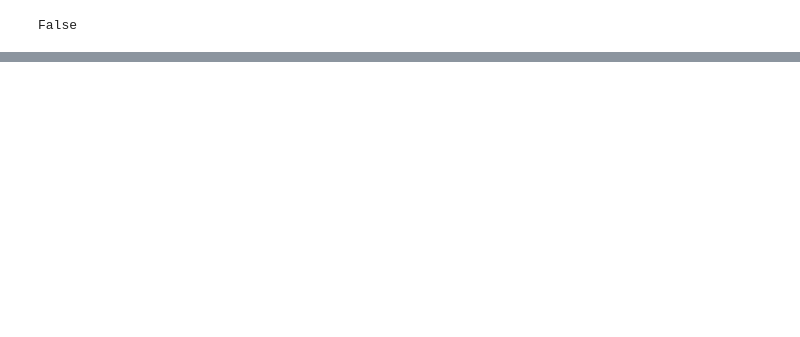
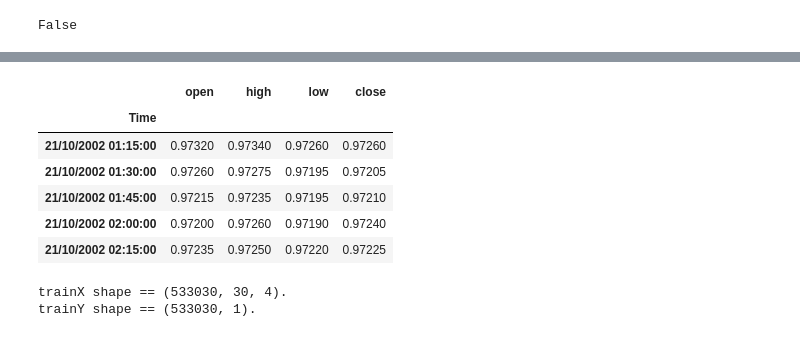
Before and after one commit to samanmoshiri/eurusd-forecasting, a Jupyter notebook: eurusd.ipynb, the cells around one changed output, grey strips where cells are left out. Saved outputs shown, nothing was run; the diff lists cells and outputs as text; code cells hidden in the pictures; blank space fills up the shorter version.

```diff
--- a/eurusd.ipynb
+++ b/eurusd.ipynb
@@ -30,0 +124,28 @@ False
+# %%
+df.head()
+# %% [output]
+|  | open | high | low | close |
+| Time |  |  |  |  |
+| 21/10/2002 01:15:00 | 0.97320 | 0.97340 | 0.97260 | 0.97260 |
+| 21/10/2002 01:30:00 | 0.97260 | 0.97275 | 0.97195 | 0.97205 |
+| 21/10/2002 01:45:00 | 0.97215 | 0.97235 | 0.97195 | 0.97210 |
+| 21/10/2002 02:00:00 | 0.97200 | 0.97260 | 0.97190 | 0.97240 |
+| 21/10/2002 02:15:00 | 0.97235 | 0.97250 | 0.97220 | 0.97225 |
+# %%
+trainX = []
+trainY = []
+
+n_future = 1
+n_past = 15
+
+for i in range(n_past, len(df_scaled) - n_future + 1):
+    trainX.append(df_scaled.iloc[i - n_past:i, 0:df_scaled.shape[1]].values)
+    trainY.append(df_scaled.iloc[i + n_future - 1:i + n_future, 0].values)
+
+trainX, trainY = np.array(trainX), np.array(trainY)
+
+print('trainX shape == {}.'.format(trainX.shape))
+print('trainY shape == {}.'.format(trainY.shape))
+# %% [output]
+trainX shape == (533030, 30, 4).
+trainY shape == (533030, 1).
```
Also changed, not shown: parts of 13 cells of this notebook.
